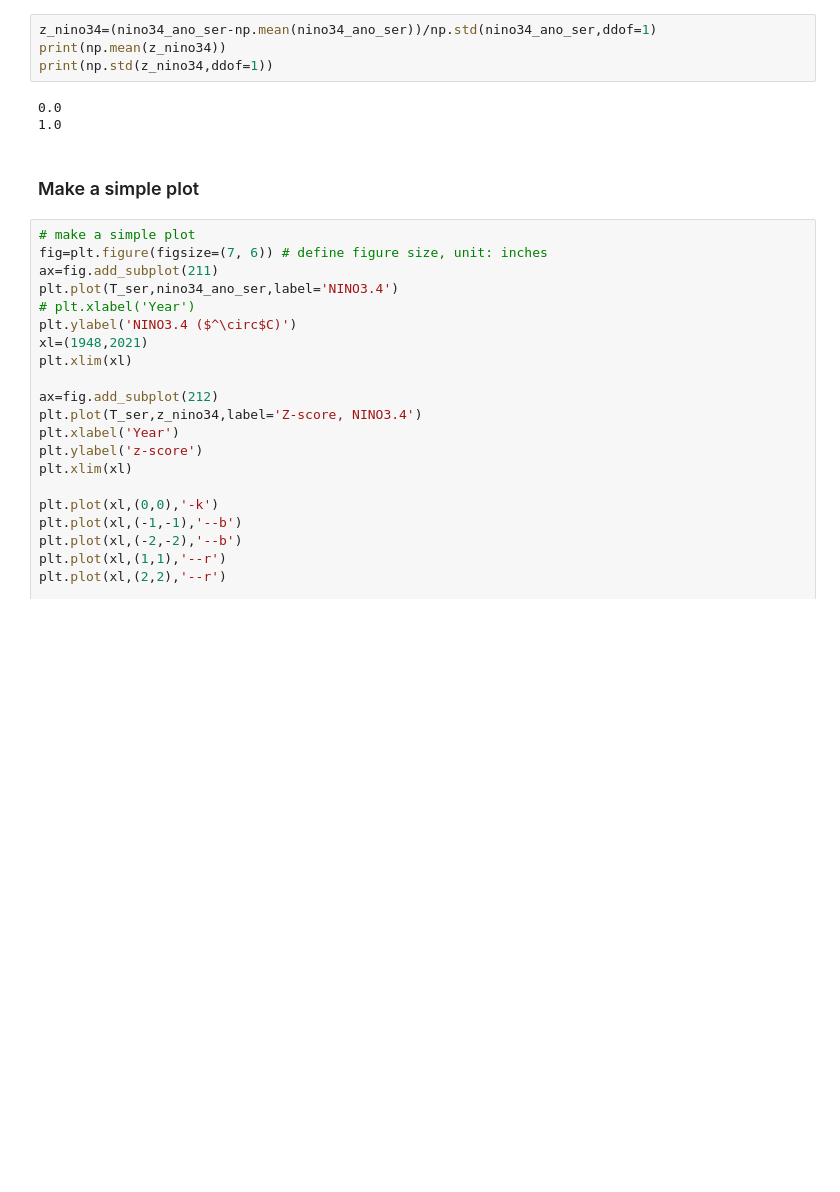
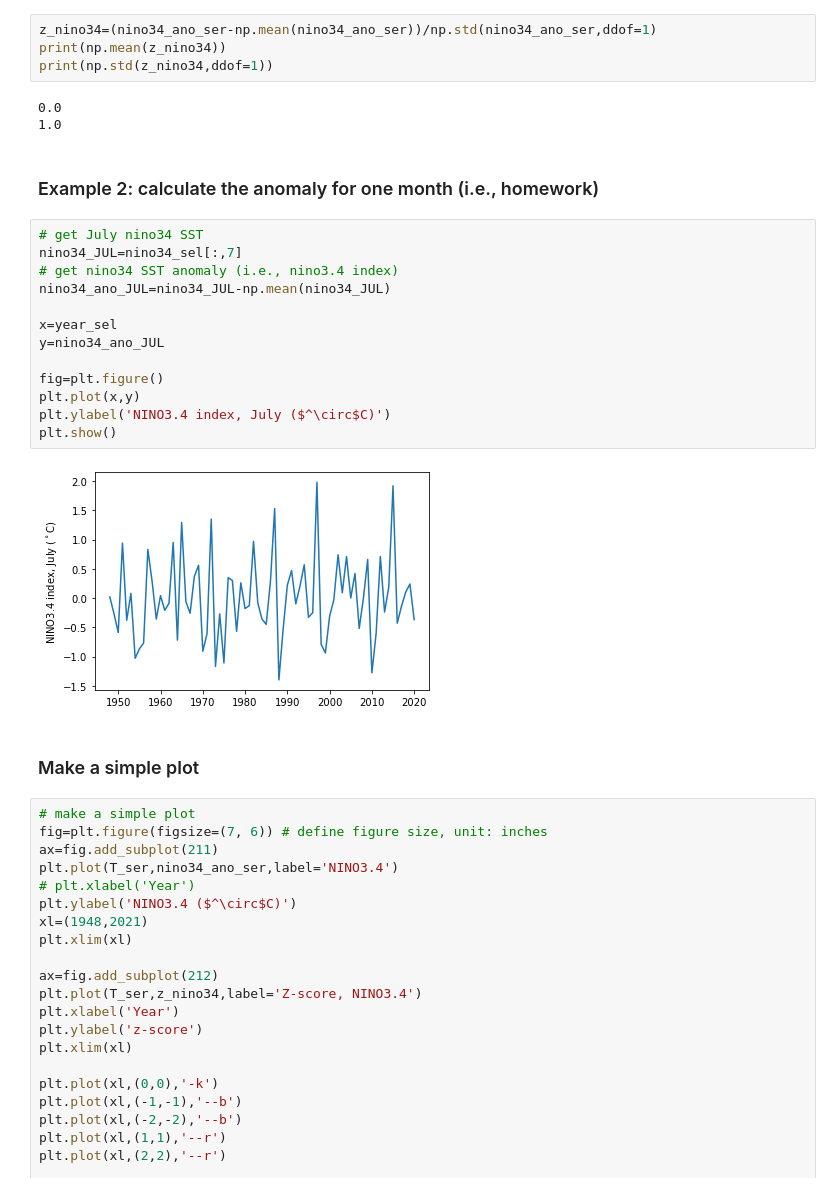
Before and after one commit to eas2655-taka/python_scripts, a Jupyter notebook: F2021/Week9_exercise3_correlation_map.ipynb, the cells around one changed output. Drawn from its saved outputs; the diff is of its cells as text; blank space fills up the shorter version.

```diff
--- a/F2021/Week9_exercise3_correlation_map.ipynb
+++ b/F2021/Week9_exercise3_correlation_map.ipynb
@@ -106,6 +125,23 @@ print(np.std(z_nino34,ddof=1))
 # %% [output]
 0.0
 1.0
+# %% [markdown]
+### Example 2: calculate the anomaly for one month (i.e., homework)
+# %%
+# get July nino34 SST
+nino34_JUL=nino34_sel[:,7]
+# get nino34 SST anomaly (i.e., nino3.4 index)
+nino34_ano_JUL=nino34_JUL-np.mean(nino34_JUL)
+
+x=year_sel
+y=nino34_ano_JUL
+
+fig=plt.figure()
+plt.plot(x,y)
+plt.ylabel('NINO3.4 index, July ($^\circ$C)')
+plt.show()
+# %% [output]
+[figure, added]
 # %% [markdown]
 ### Make a simple plot
 # %%
```
Also changed, not shown: parts of 2 cells of this notebook.
